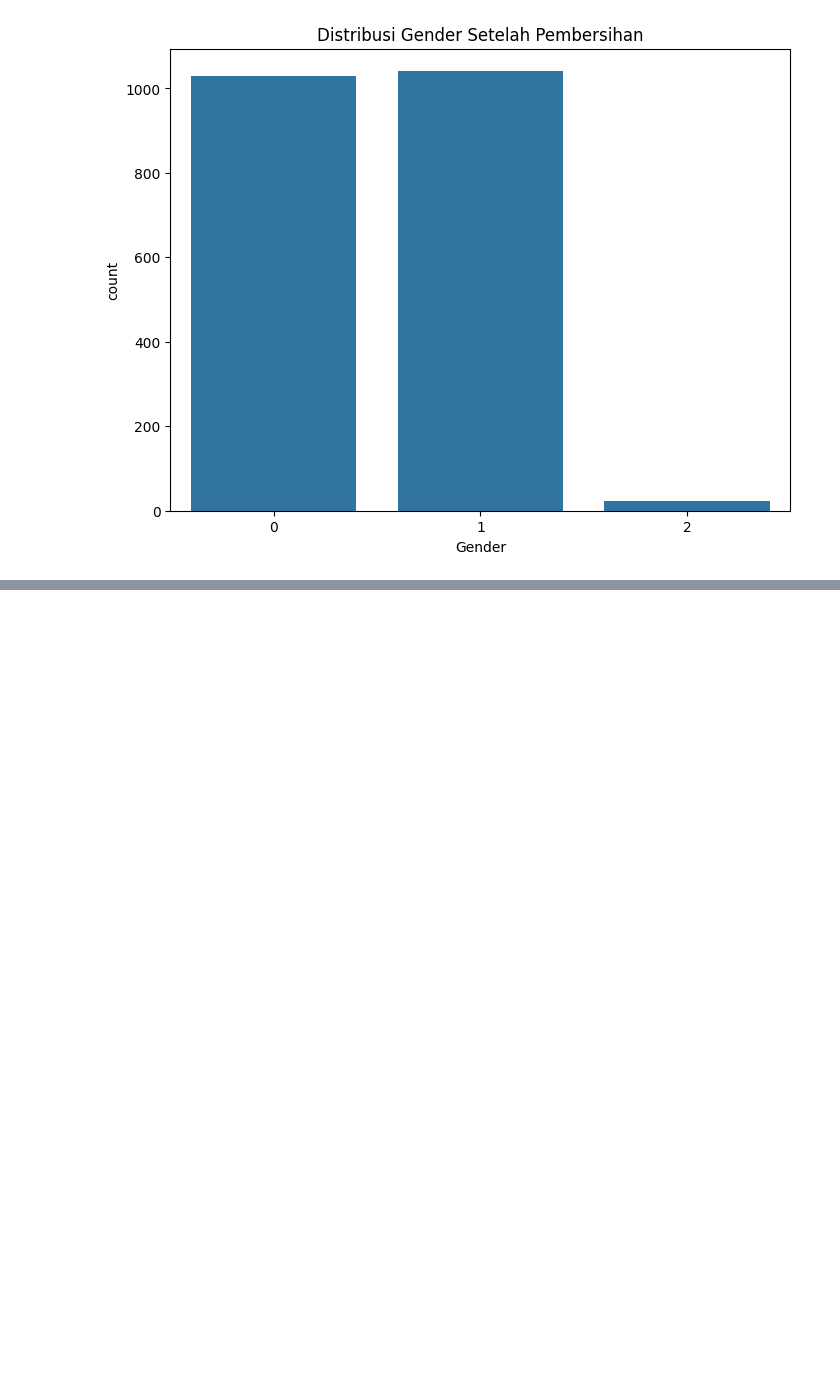
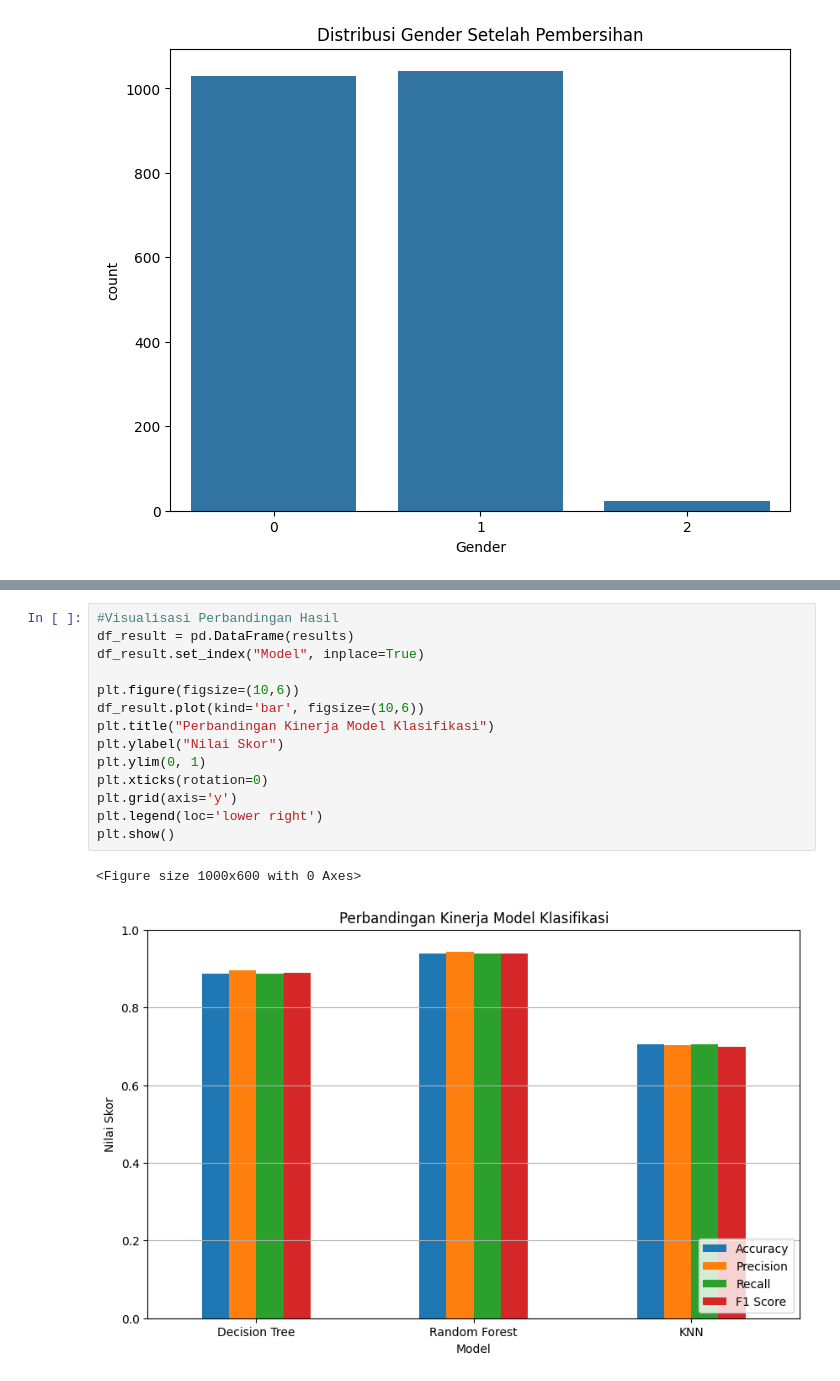
Before and after one commit to LEV9111/uasbengkod, a Jupyter notebook: UASbengkod.ipynb, the cells around one changed output, grey strips where cells are left out. Cells and saved outputs as stored; diff of their text form; blank space fills up the shorter version.

```diff
--- a/UASbengkod.ipynb
+++ b/UASbengkod.ipynb
@@ -444,0 +497,17 @@ plt.show()
+# %%
+#Visualisasi Perbandingan Hasil
+df_result = pd.DataFrame(results)
+df_result.set_index("Model", inplace=True)
+
+plt.figure(figsize=(10,6))
+df_result.plot(kind='bar', figsize=(10,6))
+plt.title("Perbandingan Kinerja Model Klasifikasi")
+plt.ylabel("Nilai Skor")
+plt.ylim(0, 1)
+plt.xticks(rotation=0)
+plt.grid(axis='y')
+plt.legend(loc='lower right')
+plt.show()
+# %% [output]
+<Figure size 1000x600 with 0 Axes>
+[figure, added]
```
Also changed, not shown: parts of 7 cells of this notebook.
